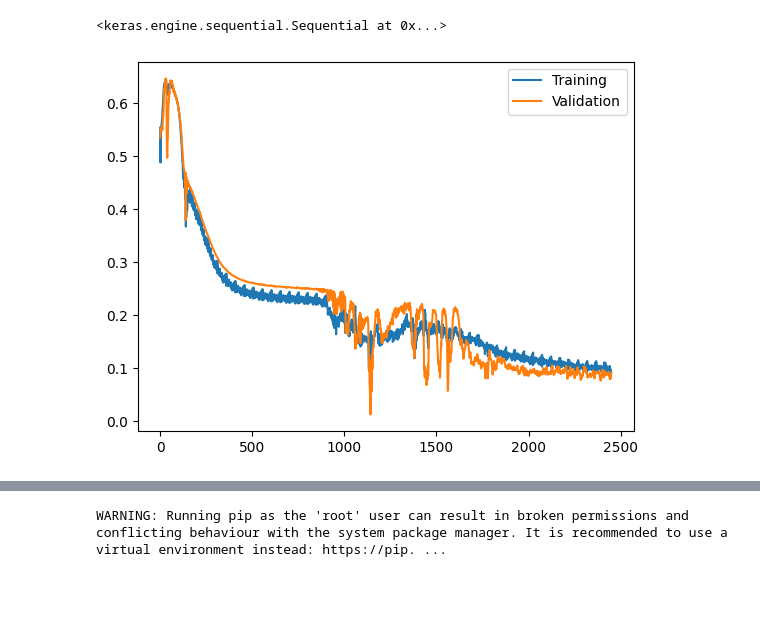
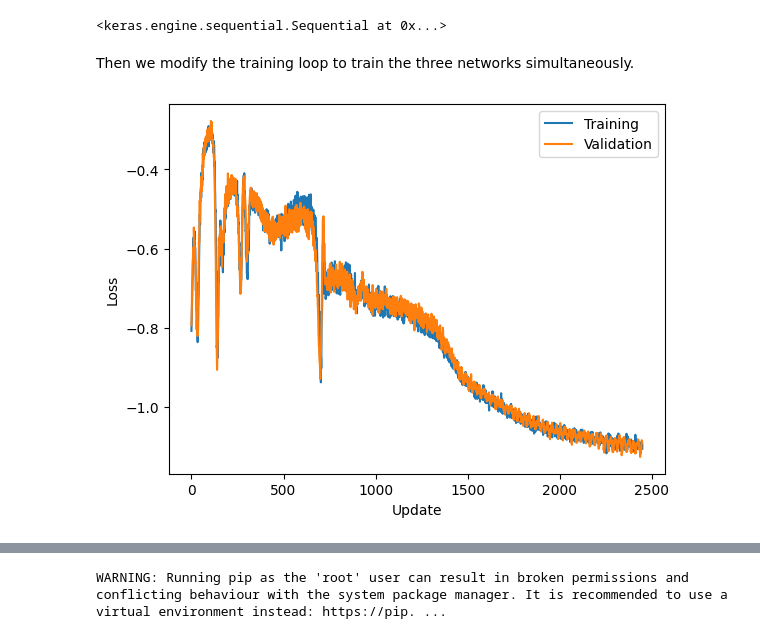
Before and after one commit to landerlini/algherogans, a Jupyter notebook: Lecture_2.ipynb, the cells around one changed output, grey strips where cells are left out. Saved outputs shown, nothing was run; the diff lists cells and outputs as text; code cells hidden in the pictures; blank space fills up the shorter version.

```diff
--- a/Lecture_2.ipynb
+++ b/Lecture_2.ipynb
@@ -348,40 +412,52 @@ rough_inspection(reconstructed)
 # %%
 classifier = Sequential()
-classifier.add(Dense(64, activation='tanh', kernel_regularizer=L2(1e-2))
-classifier.add(Dense(64, activation='tanh', kernel_regularizer=L2(1e-2))
-classifier.add(Dense(64, activation='tanh', kernel_regularizer=L2(1e-2))
+classifier.add(Dense(128, activation='tanh', kernel_initializer='he_normal'))
+classifier.add(Dense(128, activation='tanh', kernel_initializer='he_normal'))
+classifier.add(Dense(128, activation='tanh', kernel_initializer='he_normal'))
+classifier.add(Dense(128, activation='tanh', kernel_initializer='he_normal'))
+classifier.add(Dense(128, activation='tanh', kernel_initializer='he_normal'))
 classifier.add(Dense(1, activation='sigmoid'))
 
 classifier.build(input_shape=(None, 2))
 display(classifier)
 # %% [output]
 <keras.engine.sequential.Sequential at 0x...>
+# %% [markdown]
+Then we modify the training loop to train the three networks simultaneously.
 # %%
-ae_optimizer = Adam(1e-4)
-adv_optimizer = Adam(3e-2)
+## Note that we are now using two different optimizers, with different learning rates, for the two networks
+ae_optimizer = Adam(1e-5)
+adv_optimizer = Adam(1e-4)
 
 def ae_train_step(train_data):
+    ## We define here the shortcuts for the trainable weights of the three nets
     enc_vars = encoder.trainable_weights
     dec_vars = decoder.trainable_weights
     adv_vars = classifier.trainable_weights
 
     ae_vars = enc_vars + dec_vars
 
+
     with tf.GradientTape() as tp, tf.GradientTape() as adv_tp:
+        ## We define the forward step: encode, decode and then classify
         encoded = encoder(train_data)
         decoded = decoder(encoded)
         classif = classifier(encoded)
 
+        ## We define a binary cross-entropy loss for our adversarial classifier
         adv_loss = (
-            BinaryCrossentropy(label_smoothing=0.1)(tf.ones_like(classif), classif) +
-            BinaryCrossentropy(label_smoothing=0.1)(tf.zeros_like(classif), classifier(tf.random.normal(tf.shape(encoded))))
+            BinaryCrossentropy(label_smoothing=0.01)(tf.ones_like(classif), classif) +
+            BinaryCrossentropy(label_smoothing=0.01)(tf.zeros_like(classif), classifier(tf.random.normal(tf.shape(encoded))))
         )
 
-        loss = BinaryCrossentropy()(train_data, decoded) - 0.1* adv_loss
+        ## Finally we subtract the adversarial loss to the reconstruction loss (possibly weighted by a constant)
+        loss = BinaryCrossentropy()(train_data, decoded) - adv_loss
 
+    ## Gradients are now computed only for those loss, and with respect to those variables where they make sense
     ae_grads = tp.gradient(loss, ae_vars)
     adv_grads = adv_tp.gradient(adv_loss, adv_vars)
 
+    ## And applied to the weights of the two networks separately
     ae_optimizer.apply_gradients(zip(ae_grads, ae_vars))
     adv_optimizer.apply_gradients(zip(adv_grads, adv_vars))
 
@@ -393,37 +469,40 @@ def ae_test_step(test_data):
     classif = classifier(encoded)
 
     adv_loss = (
-            BinaryCrossentropy()(tf.ones_like(classif), classif) +
-            BinaryCrossentropy()(tf.zeros_like(classif), classifier(tf.random.normal(tf.shape(encoded), 0, 0.2)))
+            BinaryCrossentropy(label_smoothing=0.01)(tf.ones_like(classif), classif) +
+            BinaryCrossentropy(label_smoothing=0.01)(tf.zeros_like(classif), classifier(tf.random.normal(tf.shape(encoded))))
         )
 
-    loss = BinaryCrossentropy()(test_data, decoded) - 0.1*adv_loss
+    loss = BinaryCrossentropy()(test_data, decoded) - adv_loss
 
     return loss
 
 
 losses = []
 val_losses = []
 chunks = [tf.constant(c) for c in np.split(px_train, 50)[:-1]]
 
 val_chunk = tf.constant(px_test[:1000])
 
 
 ## Reset the weights
 from tensorflow.keras.models import clone_model
 decoder = clone_model(decoder)
 encoder = clone_model(encoder)
 classifier = clone_model(classifier)
 
 from tqdm import trange
 for epoch in trange(50):
     for chunk in chunks:
         losses.append(ae_train_step(chunk))
         val_losses.append(ae_test_step(val_chunk))
 
 plt.plot(losses, label="Training")
 plt.plot(val_losses, label="Validation")
+plt.xlabel("Update")
+plt.ylabel("Loss")
+
 plt.legend()
 plt.show()
 # %% [output]
-[figure, old version]
+[figure, new version]
```
Also changed, not shown: parts of 19 cells of this notebook.
